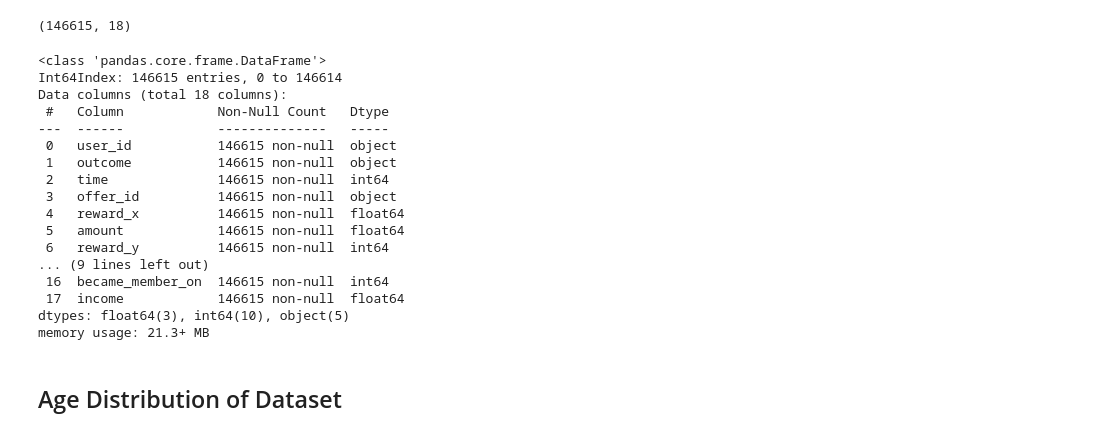
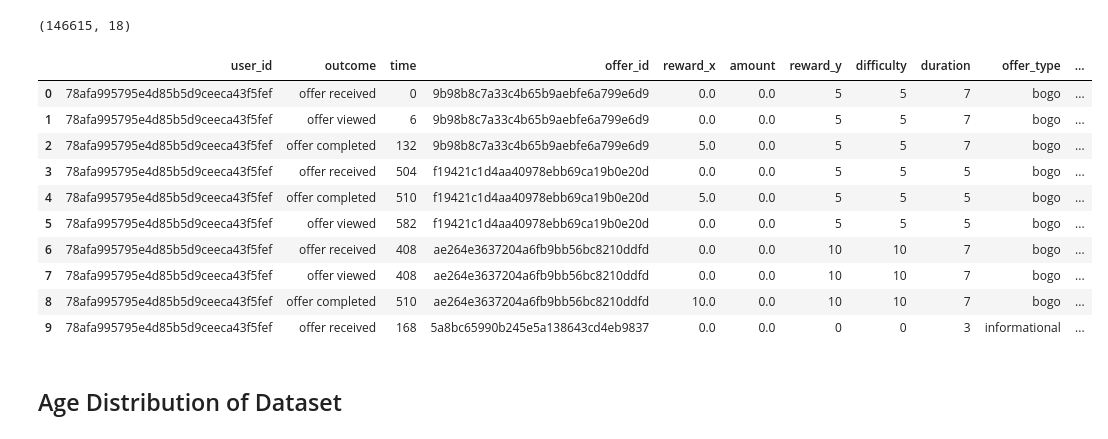
Before and after one commit to BrockAnthony/StarbucksML, a Jupyter notebook: StarbucksML.ipynb, the cells around one changed output. Saved outputs shown, nothing was run; the diff lists cells and outputs as text; code cells hidden in the pictures.

```diff
--- a/StarbucksML.ipynb
+++ b/StarbucksML.ipynb
@@ -387,25 +388,19 @@ df.shape
 # %% [output]
 (146615, 18)
 # %%
-df.info()
+df.head(10)
 # %% [output]
-<class 'pandas.core.frame.DataFrame'>
-Int64Index: 146615 entries, 0 to 146614
-Data columns (total 18 columns):
- #   Column            Non-Null Count   Dtype
----  ------            --------------   -----
- 0   user_id           146615 non-null  object
- 1   outcome           146615 non-null  object
- 2   time              146615 non-null  int64
- 3   offer_id          146615 non-null  object
- 4   reward_x          146615 non-null  float64
- 5   amount            146615 non-null  float64
- 6   reward_y          146615 non-null  int64
-... (9 lines left out)
- 16  became_member_on  146615 non-null  int64
- 17  income            146615 non-null  float64
-dtypes: float64(3), int64(10), object(5)
-memory usage: 21.3+ MB
+|  | user_id | outcome | time | offer_id | reward_x | amount | reward_y | difficulty | duration | offer_type | ... |
+| 0 | 78afa995795e4d85b5d9ceeca43f5fef | offer received | 0 | 9b98b8c7a33c4b65b9aebfe6a799e6d9 | 0.0 | 0.0 | 5 | 5 | 7 | bogo | ... |
+| 1 | 78afa995795e4d85b5d9ceeca43f5fef | offer viewed | 6 | 9b98b8c7a33c4b65b9aebfe6a799e6d9 | 0.0 | 0.0 | 5 | 5 | 7 | bogo | ... |
+| 2 | 78afa995795e4d85b5d9ceeca43f5fef | offer completed | 132 | 9b98b8c7a33c4b65b9aebfe6a799e6d9 | 5.0 | 0.0 | 5 | 5 | 7 | bogo | ... |
+| 3 | 78afa995795e4d85b5d9ceeca43f5fef | offer received | 504 | f19421c1d4aa40978ebb69ca19b0e20d | 0.0 | 0.0 | 5 | 5 | 5 | bogo | ... |
+| 4 | 78afa995795e4d85b5d9ceeca43f5fef | offer completed | 510 | f19421c1d4aa40978ebb69ca19b0e20d | 5.0 | 0.0 | 5 | 5 | 5 | bogo | ... |
+| 5 | 78afa995795e4d85b5d9ceeca43f5fef | offer viewed | 582 | f19421c1d4aa40978ebb69ca19b0e20d | 0.0 | 0.0 | 5 | 5 | 5 | bogo | ... |
+| 6 | 78afa995795e4d85b5d9ceeca43f5fef | offer received | 408 | ae264e3637204a6fb9bb56bc8210ddfd | 0.0 | 0.0 | 10 | 10 | 7 | bogo | ... |
+| 7 | 78afa995795e4d85b5d9ceeca43f5fef | offer viewed | 408 | ae264e3637204a6fb9bb56bc8210ddfd | 0.0 | 0.0 | 10 | 10 | 7 | bogo | ... |
+| 8 | 78afa995795e4d85b5d9ceeca43f5fef | offer completed | 510 | ae264e3637204a6fb9bb56bc8210ddfd | 10.0 | 0.0 | 10 | 10 | 7 | bogo | ... |
+| 9 | 78afa995795e4d85b5d9ceeca43f5fef | offer received | 168 | 5a8bc65990b245e5a138643cd4eb9837 | 0.0 | 0.0 | 0 | 0 | 3 | informational | ... |
 # %% [markdown]
 ## Age Distribution of Dataset
 # %%
```
Also changed, not shown: parts of 21 cells of this notebook.
